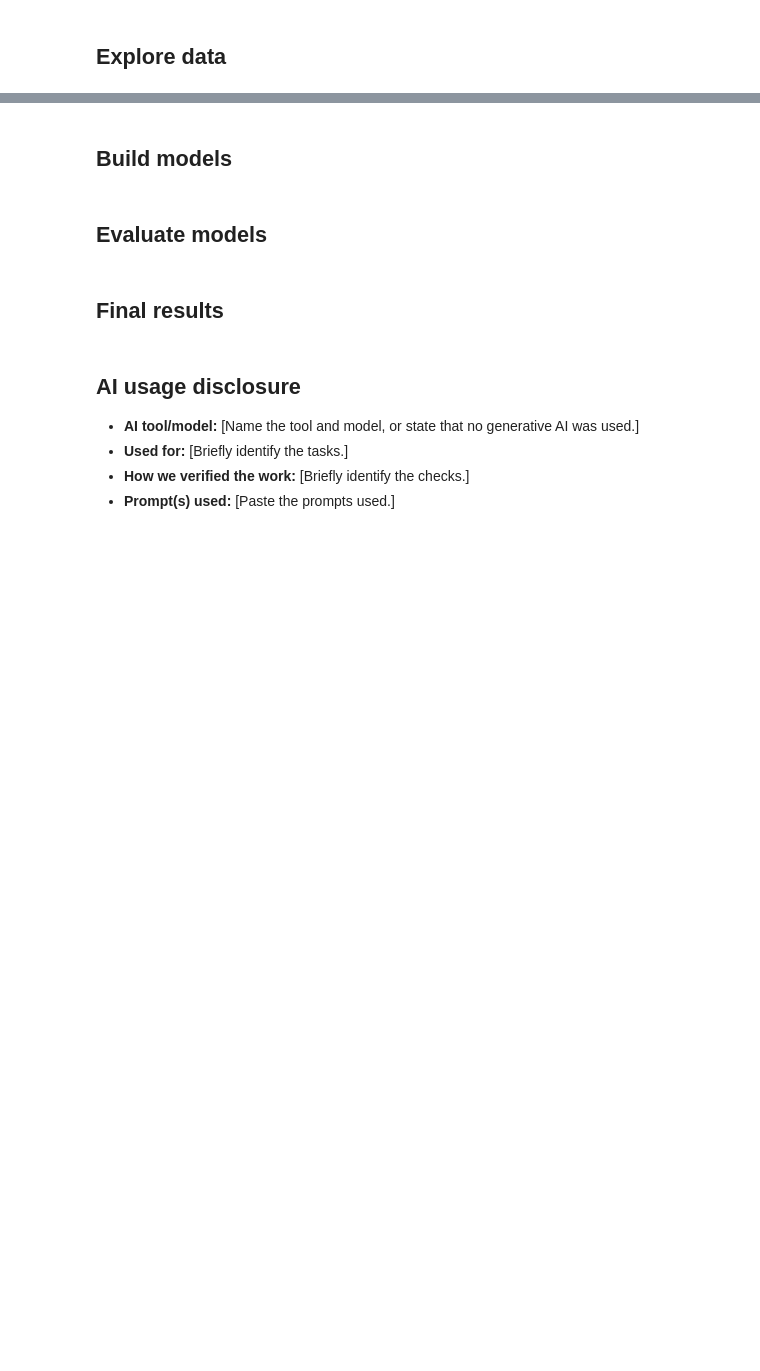
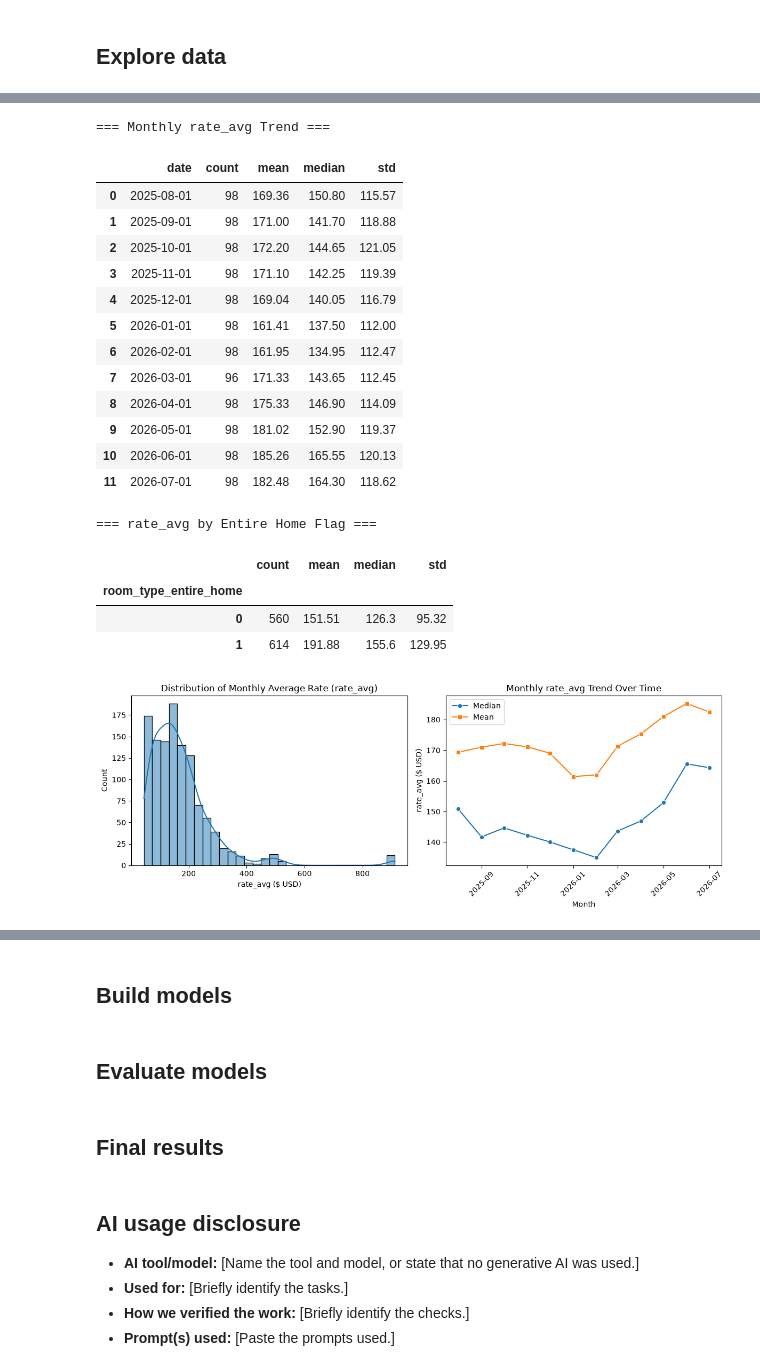
Before and after one commit to 9-uh/DS3001_Project_Group4, a Jupyter notebook: notebook.ipynb, the cells around one changed output, grey strips where cells are left out. Drawn from its saved outputs; the diff is of its cells as text; code cells hidden in the pictures; blank space fills up the shorter version.

Commit message:
Data cleaning and data exploration code finished

```diff
--- a/notebook.ipynb
+++ b/notebook.ipynb
@@ -19,8 +19,7 @@ assert DATA_DIR.is_dir(), "The data directory is missing."
 # %% [markdown]
 ## Load data
 # %%
-# Load data from DATA_DIR.
-listing_df = pd.read_csv('data/listing_data')
+listing_df = pd.read_csv('data/listing_data.csv')
 calendar_df = pd.read_csv('data/past_calendar_rates.csv')
 # %% [markdown]
 ## Prepare data
@@ -35,6 +140,57 @@ calendar_df = pd.read_csv('data/past_calendar_rates.csv')
 # %% [markdown]
 ## Explore data
 # %%
-# Summarize and visualize the prepared data.
+print("=== Dataset Shapes ===")
+for name, d in [("df_merged", df_merged), ("df_6m", df_6m), ("df_3m", df_3m), ("df_1m", df_1m)]:
+    print(f"{name}: {d.shape[0]} rows x {d.shape[1]} cols | unique listings: {d['listing_id'].nunique()}")
 
-#graphs n shi
+print("\n=== Target (rate_avg) Summary Across DataFrames ===")
+summary_rows = []
+for name, d in [("df_merged", df_merged), ("df_6m", df_6m), ("df_3m", df_3m), ("df_1m", df_1m)]:
+    s = d["rate_avg"]
+    summary_rows.append({
+        "dataset": name,
+        "n_rows": len(d),
+        "n_listings": d["listing_id"].nunique(),
+        "mean": round(s.mean(), 2),
+        "median": round(s.median(), 2),
+        "std": round(s.std(), 2),
+        "min": round(s.min(), 2),
+        "max": round(s.max(), 2),
+    })
+display(pd.DataFrame(summary_rows))
+
+print("\n=== Monthly rate_avg Trend ===")
+monthly_summary = (
+    df_merged.groupby("date")["rate_avg"]
+    .agg(count="count", mean="mean", median="median", std="std")
+    .reset_index()
+)
+display(monthly_summary.round(2))
+
+print("\n=== rate_avg by Entire Home Flag ===")
+if "room_type_entire_home" in df_merged.columns:
+    display(
+        df_merged.groupby("room_type_entire_home")["rate_avg"]
+        .agg(count="count", mean="mean", median="median", std="std")
+        .round(2)
+    )
+
+fig, axes = plt.subplots(1, 2, figsize=(12, 4.5))
+
+sns.histplot(df_merged["rate_avg"], bins=30, kde=True, ax=axes[0])
+axes[0].set_title("Distribution of Monthly Average Rate (rate_avg)")
+axes[0].set_xlabel("rate_avg ($ USD)")
+axes[0].set_ylabel("Count")
+
+sns.lineplot(data=monthly_summary, x="date", y="median", marker="o", label="Median", ax=axes[1])
+sns.lineplot(data=monthly_summary, x="date", y="mean", marker="s", label="Mean", ax=axes[1])
+axes[1].set_title("Monthly rate_avg Trend Over Time")
+axes[1].set_xlabel("Month")
+axes[1].set_ylabel("rate_avg ($ USD)")
+axes[1].tick_params(axis="x", rotation=45)
+axes[1].legend()
+
+plt.tight_layout()
+plt.show()
+# %% [output]
@@ -40,0 +209,20 @@ calendar_df = pd.read_csv('data/past_calendar_rates.csv')
+=== Monthly rate_avg Trend ===
+|  | date | count | mean | median | std |
+| 0 | 2025-08-01 | 98 | 169.36 | 150.80 | 115.57 |
+| 1 | 2025-09-01 | 98 | 171.00 | 141.70 | 118.88 |
+| 2 | 2025-10-01 | 98 | 172.20 | 144.65 | 121.05 |
+| 3 | 2025-11-01 | 98 | 171.10 | 142.25 | 119.39 |
+| 4 | 2025-12-01 | 98 | 169.04 | 140.05 | 116.79 |
+| 5 | 2026-01-01 | 98 | 161.41 | 137.50 | 112.00 |
+| 6 | 2026-02-01 | 98 | 161.95 | 134.95 | 112.47 |
+| 7 | 2026-03-01 | 96 | 171.33 | 143.65 | 112.45 |
+| 8 | 2026-04-01 | 98 | 175.33 | 146.90 | 114.09 |
+| 9 | 2026-05-01 | 98 | 181.02 | 152.90 | 119.37 |
+| 10 | 2026-06-01 | 98 | 185.26 | 165.55 | 120.13 |
+| 11 | 2026-07-01 | 98 | 182.48 | 164.30 | 118.62 |
+=== rate_avg by Entire Home Flag ===
+|  | count | mean | median | std |
+| room_type_entire_home |  |  |  |  |
+| 0 | 560 | 151.51 | 126.3 | 95.32 |
+| 1 | 614 | 191.88 | 155.6 | 129.95 |
+[figure, added]
```
Also changed, not shown: parts of 6 cells of this notebook.
